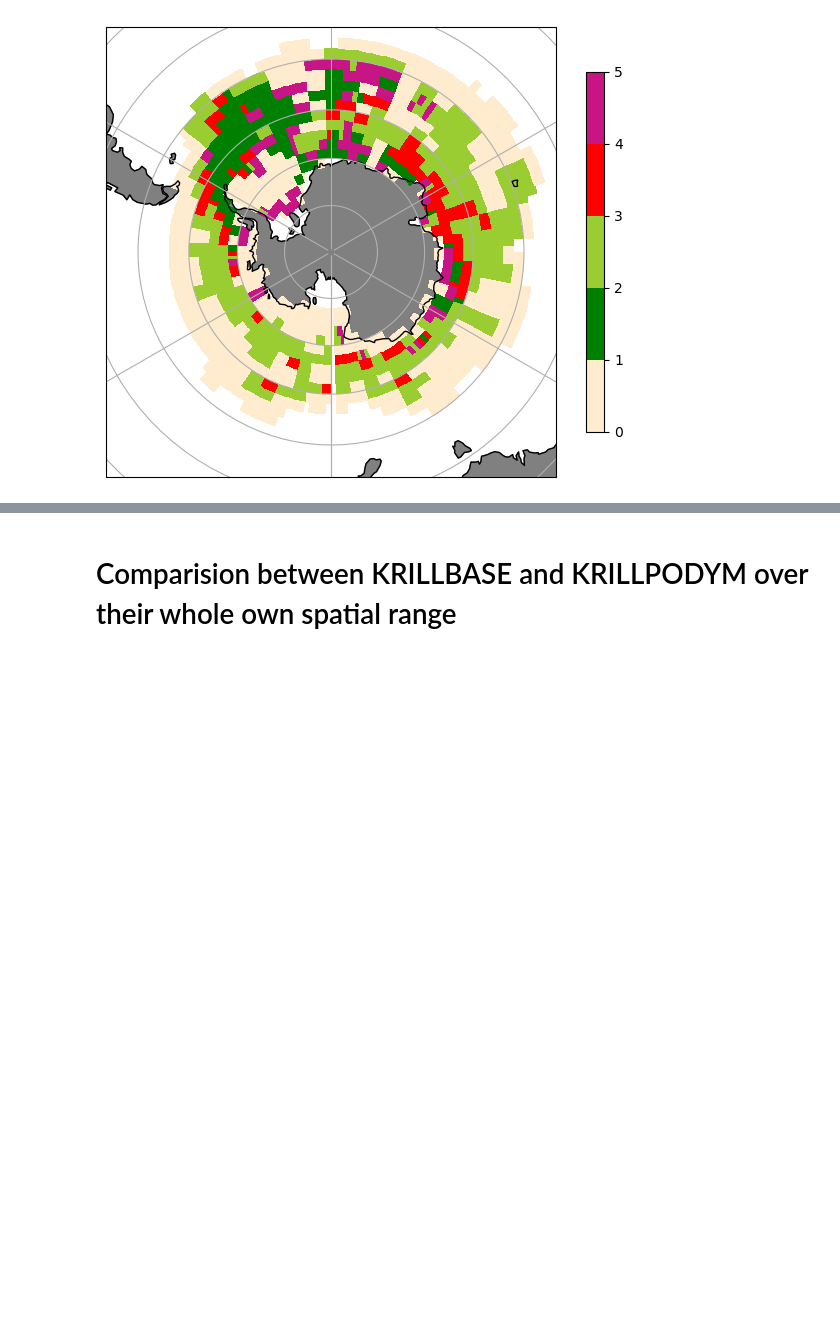
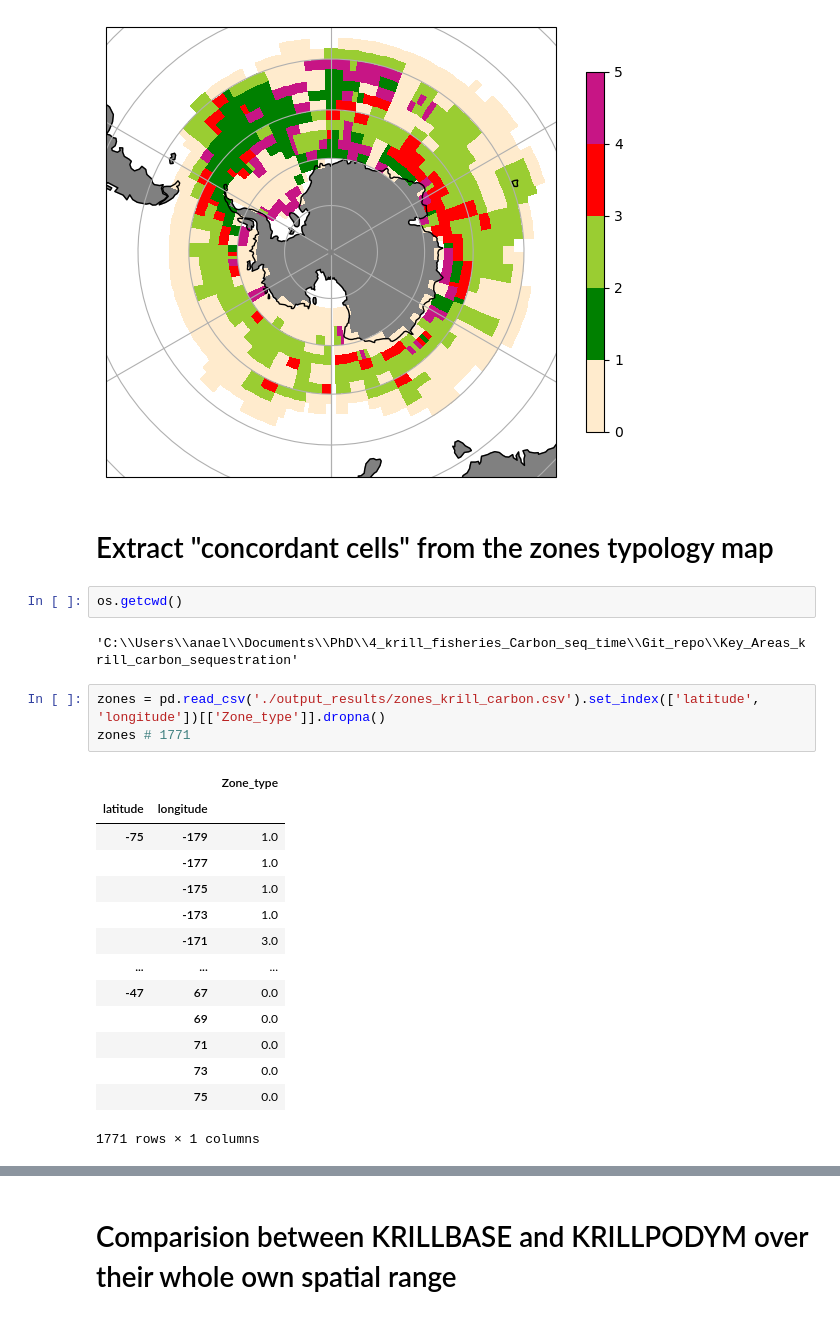
Before and after one commit to AnaelleDurfort/Key_Areas_krill_carbon_sequestration, a Jupyter notebook: 5_Comparison_krillpodym_krillbase.ipynb, the cells around one changed output, grey strips where cells are left out. Saved outputs shown, nothing was run; the diff lists cells and outputs as text; blank space fills up the shorter version.

```diff
--- a/5_Comparison_krillpodym_krillbase.ipynb
+++ b/5_Comparison_krillpodym_krillbase.ipynb
@@ -417,3 +417,27 @@ plt.tight_layout()
 plt.show()
 # %% [output]
 [figure]
+# %% [markdown]
+# Extract "concordant cells" from the zones typology map
+# %%
+os.getcwd()
+# %% [output]
+'C:\\Users\\anael\\Documents\\PhD\\4_krill_fisheries_Carbon_seq_time\\Git_repo\\Key_Areas_krill_carbon_sequestration'
+# %%
+zones = pd.read_csv('./output_results/zones_krill_carbon.csv').set_index(['latitude', 'longitude'])[['Zone_type']].dropna()
+zones # 1771
+# %% [output]
+|  |  | Zone_type |
+| latitude | longitude |  |
+| -75 | -179 | 1.0 |
+|  | -177 | 1.0 |
+|  | -175 | 1.0 |
+|  | -173 | 1.0 |
+|  | -171 | 3.0 |
+| ... | ... | ... |
+| -47 | 67 | 0.0 |
+|  | 69 | 0.0 |
+|  | 71 | 0.0 |
+|  | 73 | 0.0 |
+|  | 75 | 0.0 |
+1771 rows × 1 columns
```
Also changed, not shown: parts of 3 cells of this notebook.
